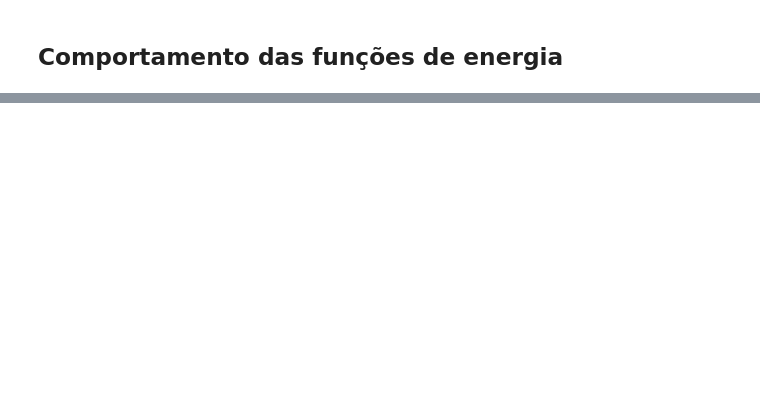
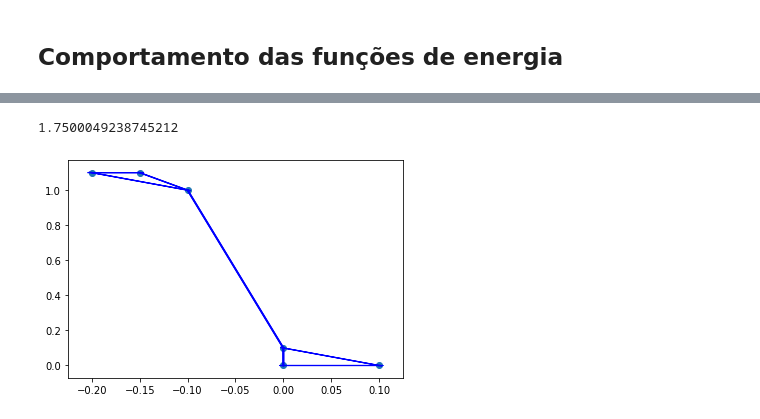
Before and after one commit to cabraile/SME_5720, a Jupyter notebook: notebooks/Projeto.ipynb, the cells around one changed output, grey strips where cells are left out. Saved outputs shown, nothing was run; the diff lists cells and outputs as text; code cells hidden in the pictures; blank space fills up the shorter version.

```diff
--- a/notebooks/Projeto.ipynb
+++ b/notebooks/Projeto.ipynb
@@ -264,0 +276,18 @@ array([0., 1.])
+# %%
+print(res["x"][-1])
+# %% [output]
+1.7500049238745212
+# %%
+rcParams["image.cmap"] = 'plasma'
+ps = array([
+    [-0.2, 1.1], #1
+    [-0.15, 1.1], # 2
+    [-0.1, 1.0], # 3
+    [0.,0.],   # 4
+    [0., 0.1], # 5
+    [0.1, 0.] # 6
+])
+G = graph_utils.adjacency_matrix(ps, 2)
+graph_utils.connectivity_scatter(ps,G)
+# %% [output]
+[figure, added]
```
Also changed, not shown: parts of 9 cells of this notebook, 1 other file.
